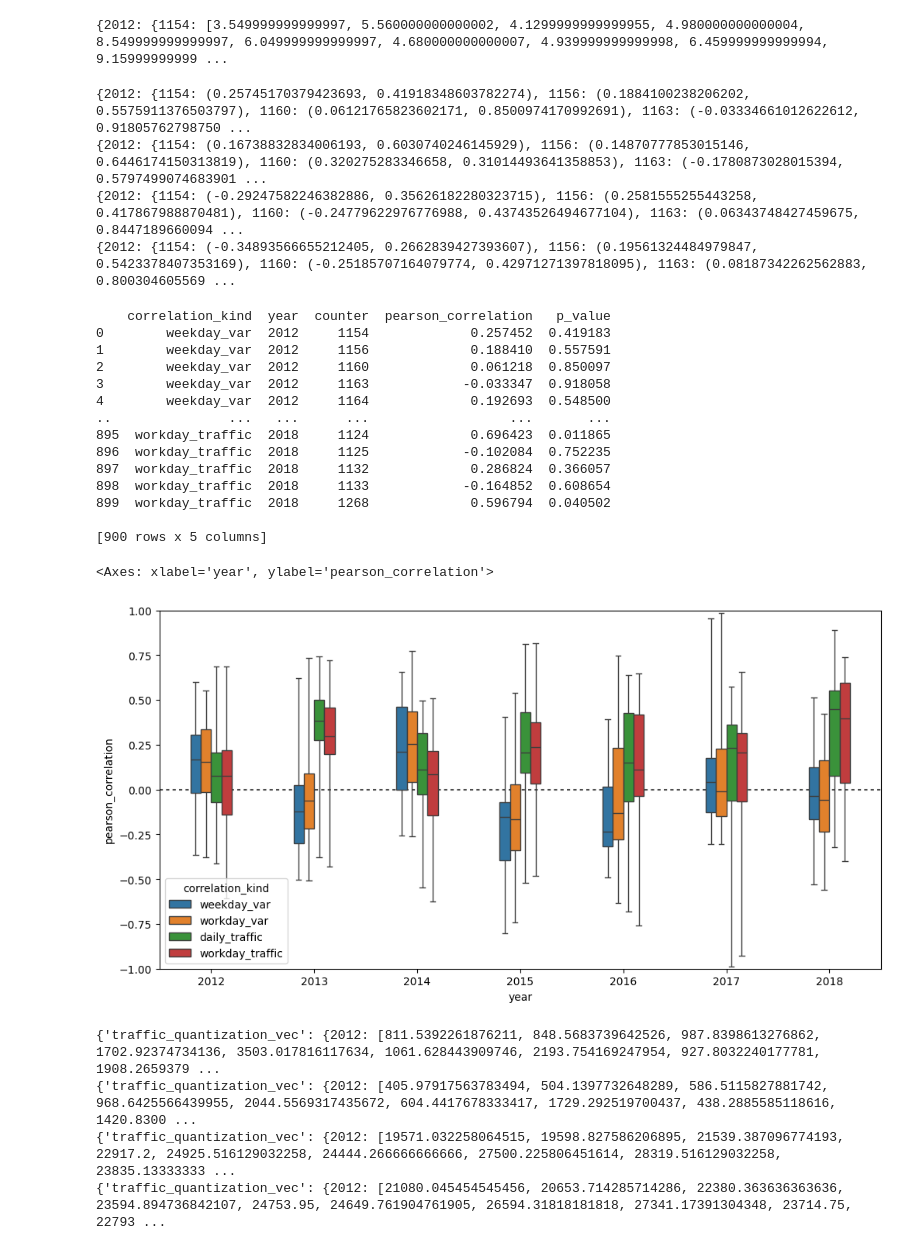
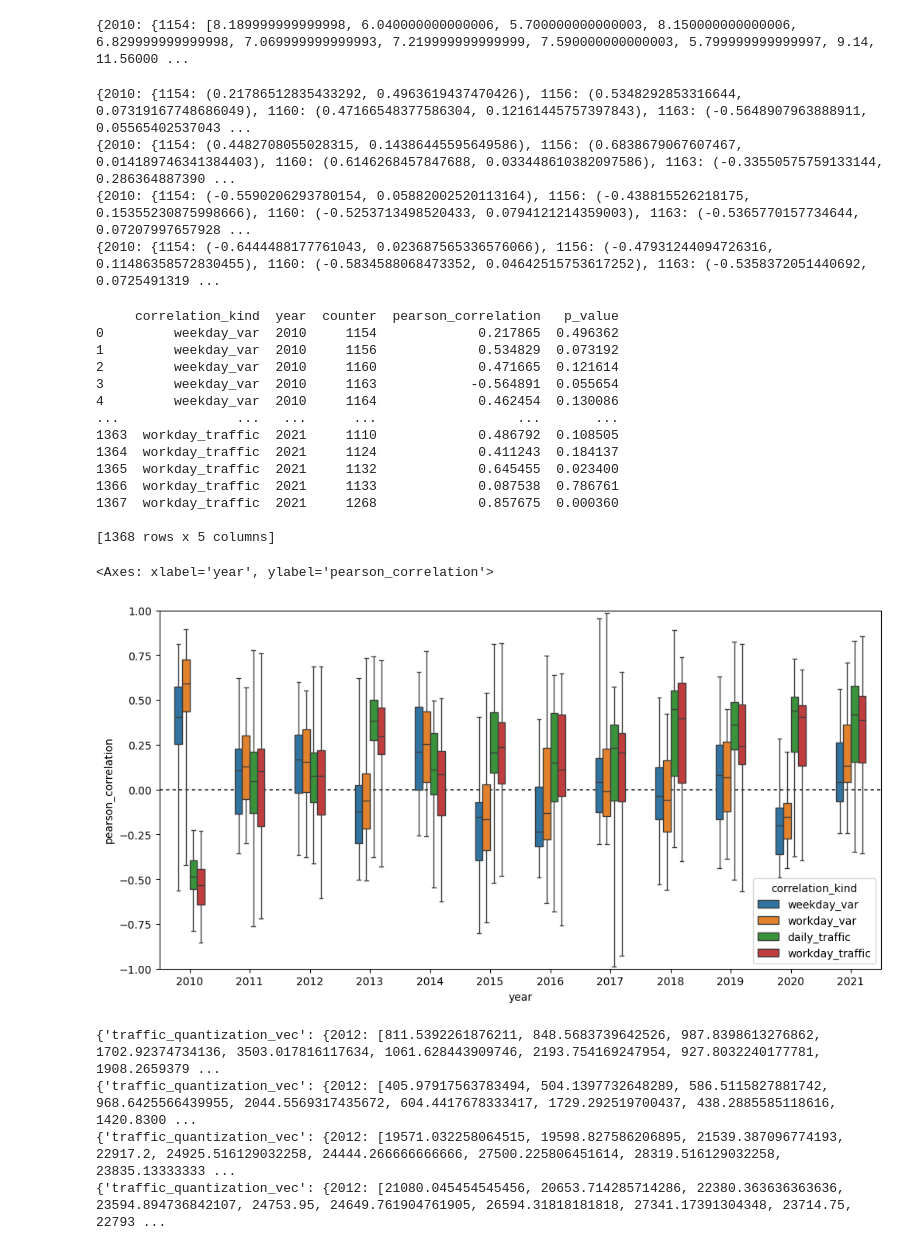
Before and after one commit to phiho1609/made-data-science-project, a Jupyter notebook: project/data-visualization/test3.ipynb, the cells around one changed output. Cells and saved outputs as stored; diff of their text form; code cells hidden in the pictures.

```diff
--- a/project/data-visualization/test3.ipynb
+++ b/project/data-visualization/test3.ipynb
@@ -4,8 +4,8 @@ import pandas as pd
 from trainline_traffic_counter_mapping import generate_trainline_counter_mapping, generate_counter_trainline_mapping
 from data_transform_utils import get_monthly_avg_day_traffic, get_avg_weekday_traffic_deviations, get_punctuality_of_year
 
-START_YEAR = 2012
-END_YEAR   = 2018
+START_YEAR = 2010
+END_YEAR   = 2022
 
 # Get db connection for train punctuality
 trainline_punc_engine = create_engine('sqlite:///../../data/train_punctuality.sqlite')
@@ -105,7 +111,7 @@ for year in range(START_YEAR, END_YEAR+1):
 
 print(counter_avg_train_lateness)
 # %% [output]
-{2012: {1154: [3.549999999999997, 5.560000000000002, 4.1299999999999955, 4.980000000000004, 8.549999999999997, 6.049999999999997, 4.680000000000007, 4.939999999999998, 6.459999999999994, 9.15999999999 ...
+{2010: {1154: [8.189999999999998, 6.040000000000006, 5.700000000000003, 8.150000000000006, 6.829999999999998, 7.069999999999993, 7.219999999999999, 7.590000000000003, 5.799999999999997, 9.14, 11.56000 ...
 # %%
 # Build all correlations between the different quantizations and the lateness values
 #   on a yearly and per counter basis
@@ -186,49 +192,49 @@ print(avg_workday_var_correlations)
 print(avg_daily_traffic_correlations)
 print(avg_workday_traffic_correlations)
 # %% [output]
-{2012: {1154: (0.25745170379423693, 0.41918348603782274), 1156: (0.1884100238206202, 0.5575911376503797), 1160: (0.06121765823602171, 0.8500974170992691), 1163: (-0.03334661012622612, 0.91805762798750 ...
-{2012: {1154: (0.16738832834006193, 0.6030740246145929), 1156: (0.14870777853015146, 0.6446174150313819), 1160: (0.320275283346658, 0.31014493641358853), 1163: (-0.1780873028015394, 0.5797499074683901 ...
-{2012: {1154: (-0.29247582246382886, 0.35626182280323715), 1156: (0.2581555255443258, 0.417867988870481), 1160: (-0.24779622976776988, 0.43743526494677104), 1163: (0.06343748427459675, 0.8447189660094 ...
-{2012: {1154: (-0.34893566655212405, 0.2662839427393607), 1156: (0.19561324484979847, 0.5423378407353169), 1160: (-0.25185707164079774, 0.42971271397818095), 1163: (0.08187342262562883, 0.800304605569 ...
+{2010: {1154: (0.21786512835433292, 0.4963619437470426), 1156: (0.5348292853316644, 0.07319167748686049), 1160: (0.47166548377586304, 0.12161445757397843), 1163: (-0.5648907963888911, 0.05565402537043 ...
+{2010: {1154: (0.4482708055028315, 0.14386445595649586), 1156: (0.6838679067607467, 0.014189746341384403), 1160: (0.6146268457847688, 0.033448610382097586), 1163: (-0.33550575759133144, 0.286364887390 ...
+{2010: {1154: (-0.5590206293780154, 0.05882002520113164), 1156: (-0.438815526218175, 0.15355230875998666), 1160: (-0.5253713498520433, 0.0794121214359003), 1163: (-0.5365770157734644, 0.07207997657928 ...
+{2010: {1154: (-0.6444488177761043, 0.023687565336576066), 1156: (-0.47931244094726316, 0.11486358572830455), 1160: (-0.5834588068473352, 0.04642515753617252), 1163: (-0.5358372051440692, 0.0725491319 ...
 # %%
 import seaborn as sns
 import matplotlib.pyplot as plt
 
 boxpl_data = []
 for correlation_kind, yearly_correlation_dict in [('weekday_var', avg_weekday_var_correlations), ('workday_var', avg_workday_var_correlations),
                                                   ('daily_traffic', avg_daily_traffic_correlations), ('workday_traffic', avg_workday_traffic_correlations)]:
     # Convert dictionaries to format for boxplot
     for year, correlation_dict in yearly_correlation_dict.items():
         for counter, correlation in correlation_dict.items():
             row = {'correlation_kind': correlation_kind, 'year': year, 'counter': counter, 'pearson_correlation': correlation[0], 'p_value': correlation[1]}
             boxpl_data.append(row)
 
 boxpl_df = pd.DataFrame(data=boxpl_data)
 print(boxpl_df)
 
 fig, ax = plt.subplots(figsize=(12, 6))
 ax.set_ylim([-1, 1])
 ax.axhline(0, color=".3", dashes=(2,2))
-sns.boxplot(data=boxpl_df, x='year', y='pearson_correlation', hue='correlation_kind', width=0.4, whis=[0, 100])
+sns.boxplot(data=boxpl_df, x='year', y='pearson_correlation', hue='correlation_kind', width=0.5, whis=[0, 100])
 # sns.stripplot(data=boxpl_df, x='year', y='pearson_correlation', hue='correlation_kind', size=4, color="0.14")
 # sns.violinplot(data=boxpl_df, x='year', y='pearson_correlation', hue='correlation_kind', inner_kws=dict(box_width=7, whis_width=1.5))
 # %% [output]
-    correlation_kind  year  counter  pearson_correlation   p_value
-0        weekday_var  2012     1154             0.257452  0.419183
-1        weekday_var  2012     1156             0.188410  0.557591
-2        weekday_var  2012     1160             0.061218  0.850097
-3        weekday_var  2012     1163            -0.033347  0.918058
-4        weekday_var  2012     1164             0.192693  0.548500
-..               ...   ...      ...                  ...       ...
-895  workday_traffic  2018     1124             0.696423  0.011865
-896  workday_traffic  2018     1125            -0.102084  0.752235
-897  workday_traffic  2018     1132             0.286824  0.366057
-898  workday_traffic  2018     1133            -0.164852  0.608654
-899  workday_traffic  2018     1268             0.596794  0.040502
+     correlation_kind  year  counter  pearson_correlation   p_value
+0         weekday_var  2010     1154             0.217865  0.496362
+1         weekday_var  2010     1156             0.534829  0.073192
+2         weekday_var  2010     1160             0.471665  0.121614
+3         weekday_var  2010     1163            -0.564891  0.055654
+4         weekday_var  2010     1164             0.462454  0.130086
+...               ...   ...      ...                  ...       ...
+1363  workday_traffic  2021     1110             0.486792  0.108505
+1364  workday_traffic  2021     1124             0.411243  0.184137
+1365  workday_traffic  2021     1132             0.645455  0.023400
+1366  workday_traffic  2021     1133             0.087538  0.786761
+1367  workday_traffic  2021     1268             0.857675  0.000360
 
-[900 rows x 5 columns]
+[1368 rows x 5 columns]
 <Axes: xlabel='year', ylabel='pearson_correlation'>
-[figure, old version]
+[figure, new version]
 # %%
 # Build all correlations between the different quantizations and the lateness values
 #   on a yearly basis, combining all counters to one vector
```
Also changed, not shown: parts of 4 cells of this notebook, 6 other files.
